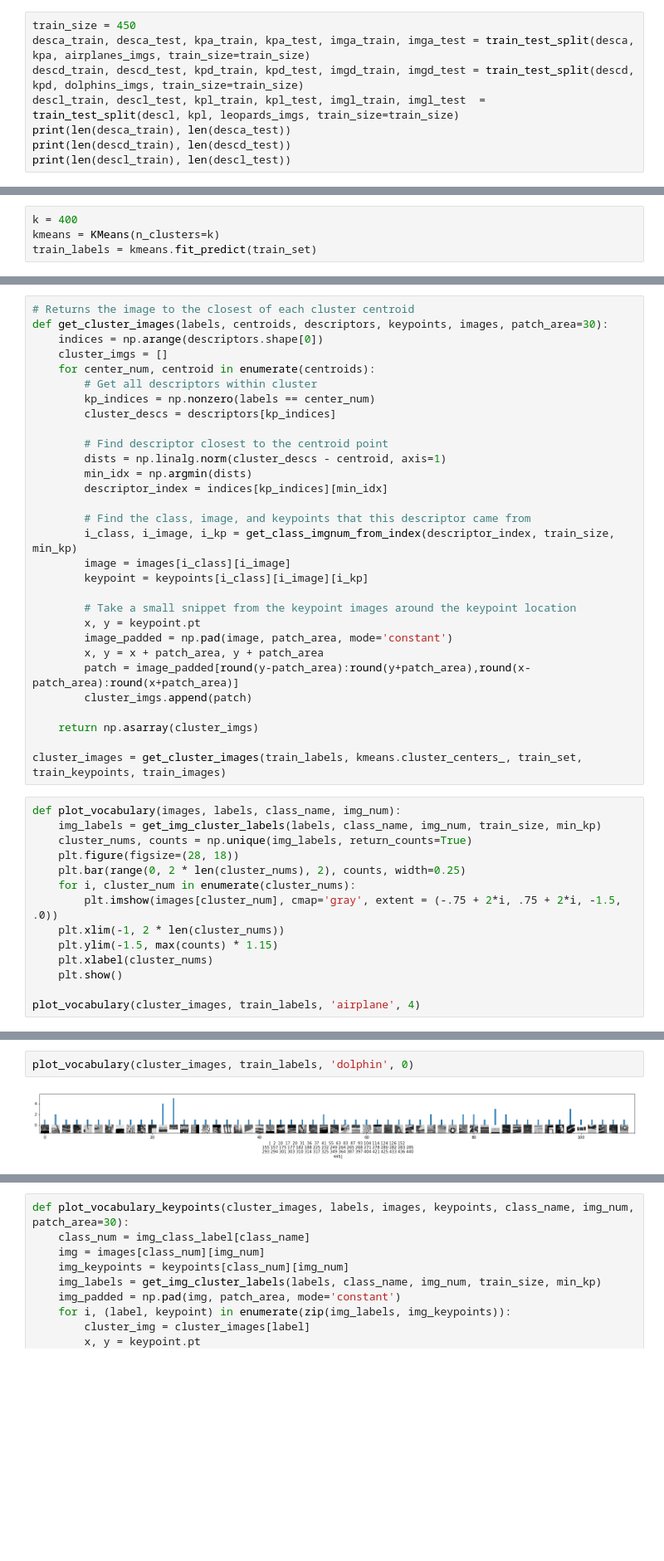
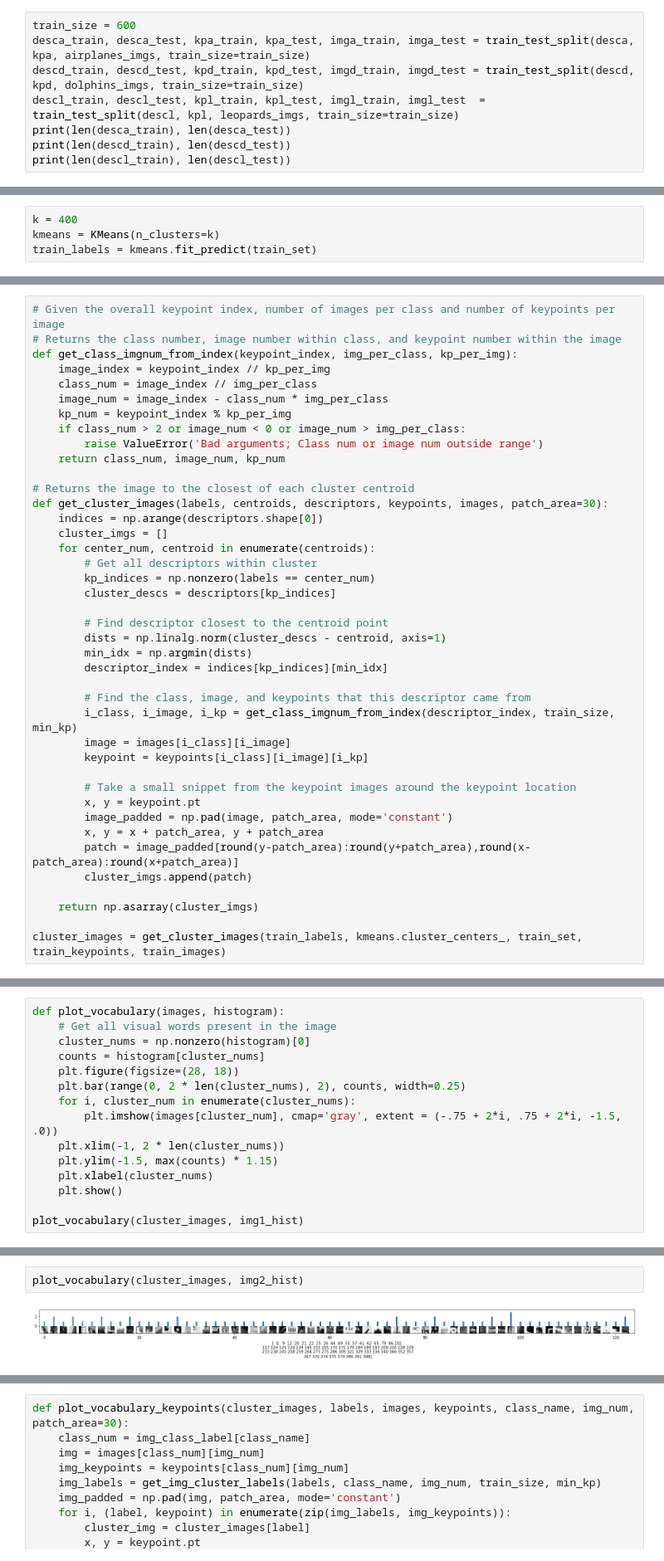
Before and after one commit to smills7997/AirplaneLeopardOrDolphin, a Jupyter notebook: VisualBagOfWords.ipynb, the cells around one changed output, grey strips where cells are left out. Shown at 83% size. Saved outputs shown, nothing was run; the diff lists cells and outputs as text; blank space fills up the shorter version.

```diff
--- a/VisualBagOfWords.ipynb
+++ b/VisualBagOfWords.ipynb
@@ -117,5 +134,5 @@ plt.imshow(imgl)
 # %%
-train_size = 450
+train_size = 600
 desca_train, desca_test, kpa_train, kpa_test, imga_train, imga_test = train_test_split(desca, kpa, airplanes_imgs, train_size=train_size)
 descd_train, descd_test, kpd_train, kpd_test, imgd_train, imgd_test = train_test_split(descd, kpd, dolphins_imgs, train_size=train_size)
 descl_train, descl_test, kpl_train, kpl_test, imgl_train, imgl_test  = train_test_split(descl, kpl, leopards_imgs, train_size=train_size)
@@ -191,4 +242,15 @@ ax3.bar(img3_hist[0], img3_hist[1], width=2)
 # %%
+# Given the overall keypoint index, number of images per class and number of keypoints per image
+# Returns the class number, image number within class, and keypoint number within the image
+def get_class_imgnum_from_index(keypoint_index, img_per_class, kp_per_img):
+    image_index = keypoint_index // kp_per_img
+    class_num = image_index // img_per_class
+    image_num = image_index - class_num * img_per_class
+    kp_num = keypoint_index % kp_per_img
+    if class_num > 2 or image_num < 0 or image_num > img_per_class:
+        raise ValueError('Bad arguments; Class num or image num outside range')
+    return class_num, image_num, kp_num
+
 # Returns the image to the closest of each cluster centroid
 def get_cluster_images(labels, centroids, descriptors, keypoints, images, patch_area=30):
     indices = np.arange(descriptors.shape[0])
@@ -218,17 +280,3 @@ def get_cluster_images(labels, centroids, descriptors, keypoints, images, patch_
     return np.asarray(cluster_imgs)
 
 cluster_images = get_cluster_images(train_labels, kmeans.cluster_centers_, train_set, train_keypoints, train_images)
-# %%
-def plot_vocabulary(images, labels, class_name, img_num):
-    img_labels = get_img_cluster_labels(labels, class_name, img_num, train_size, min_kp)
-    cluster_nums, counts = np.unique(img_labels, return_counts=True)
-    plt.figure(figsize=(28, 18))
-    plt.bar(range(0, 2 * len(cluster_nums), 2), counts, width=0.25)
-    for i, cluster_num in enumerate(cluster_nums):
-        plt.imshow(images[cluster_num], cmap='gray', extent = (-.75 + 2*i, .75 + 2*i, -1.5, .0))
-    plt.xlim(-1, 2 * len(cluster_nums))
-    plt.ylim(-1.5, max(counts) * 1.15)
-    plt.xlabel(cluster_nums)
-    plt.show()
-
-plot_vocabulary(cluster_images, train_labels, 'airplane', 4)
@@ -236,0 +283,15 @@ plot_vocabulary(cluster_images, train_labels, 'airplane', 4)
+# %%
+def plot_vocabulary(images, histogram):
+    # Get all visual words present in the image
+    cluster_nums = np.nonzero(histogram)[0]
+    counts = histogram[cluster_nums]
+    plt.figure(figsize=(28, 18))
+    plt.bar(range(0, 2 * len(cluster_nums), 2), counts, width=0.25)
+    for i, cluster_num in enumerate(cluster_nums):
+        plt.imshow(images[cluster_num], cmap='gray', extent = (-.75 + 2*i, .75 + 2*i, -1.5, .0))
+    plt.xlim(-1, 2 * len(cluster_nums))
+    plt.ylim(-1.5, max(counts) * 1.15)
+    plt.xlabel(cluster_nums)
+    plt.show()
+
+plot_vocabulary(cluster_images, img1_hist)
@@ -237,5 +300,5 @@ plot_vocabulary(cluster_images, train_labels, 'airplane', 4)
 # %%
-plot_vocabulary(cluster_images, train_labels, 'dolphin', 0)
+plot_vocabulary(cluster_images, img2_hist)
 # %% [output]
-[figure, old version]
+[figure, new version]
 # %%
```
Also changed, not shown: parts of 31 cells of this notebook.
